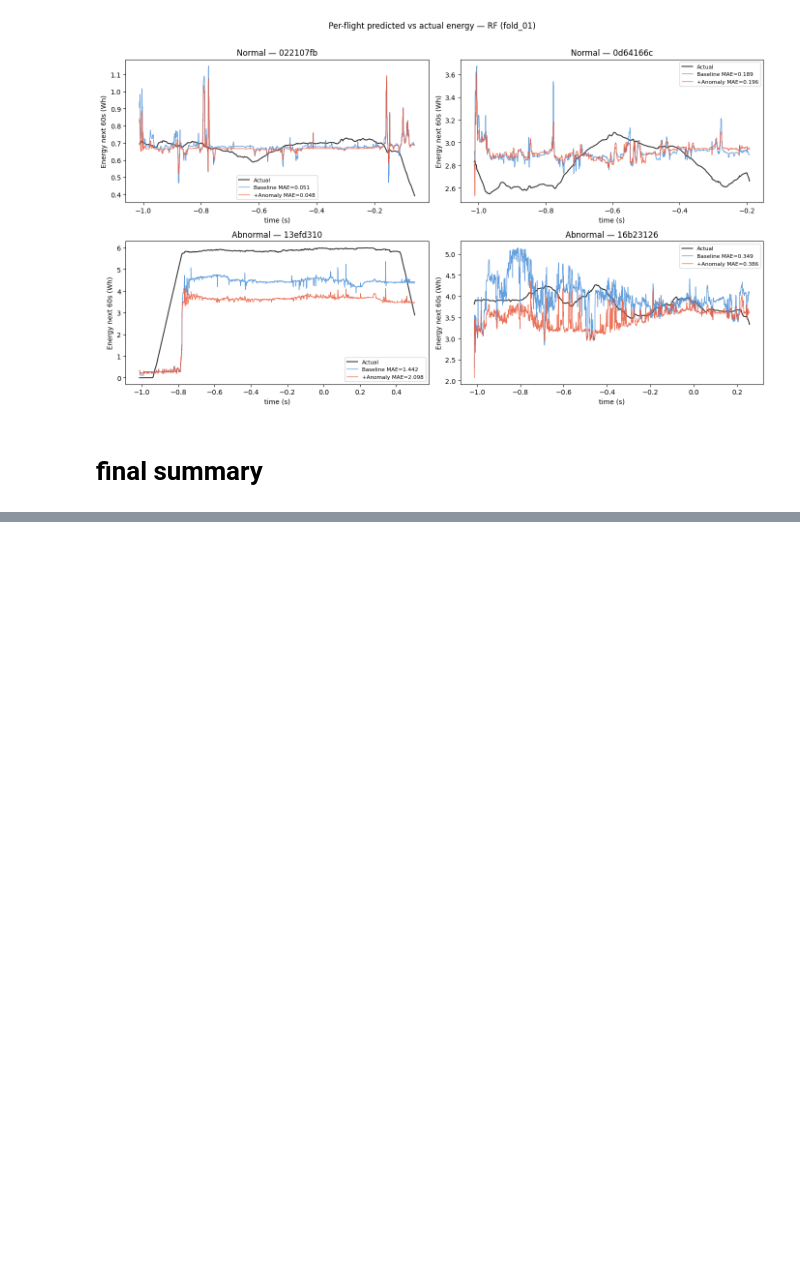
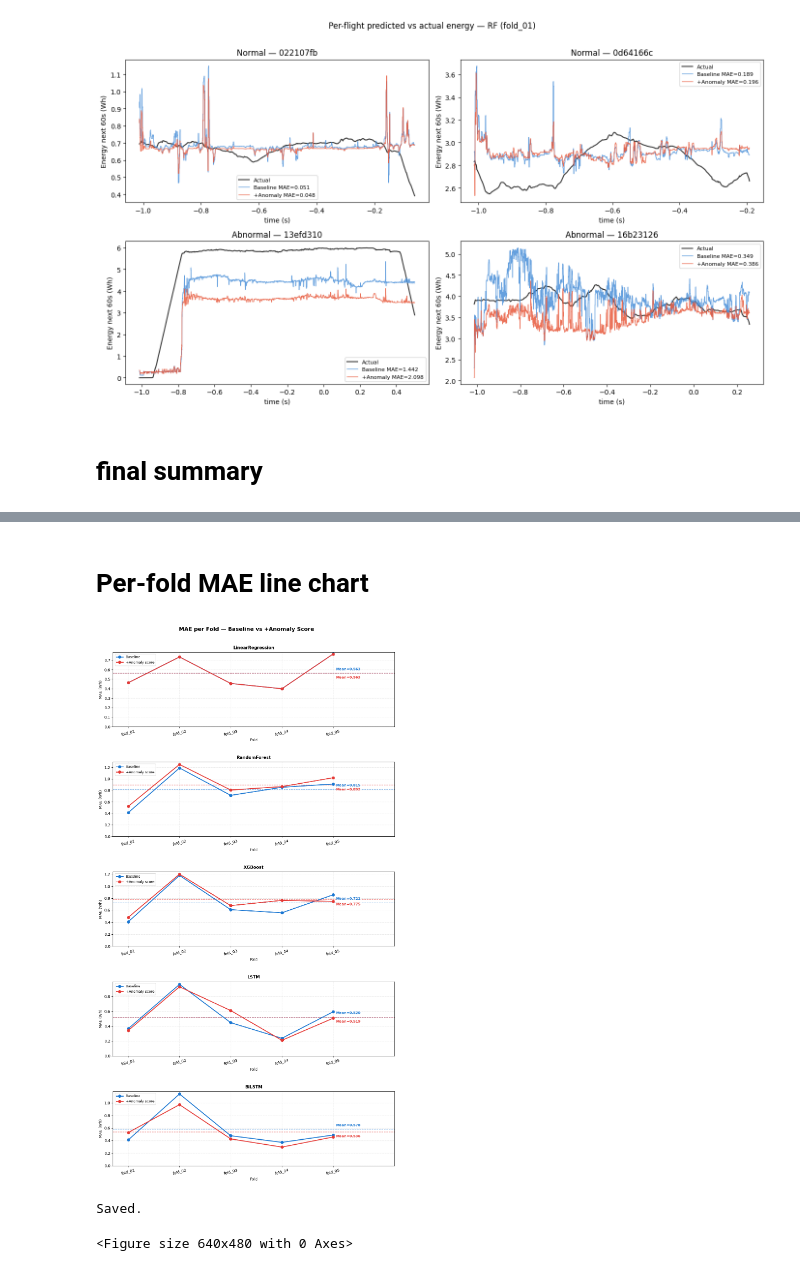
Before and after one commit to arjjunck/uav-thesis, a Jupyter notebook: uav_px4_dataset_project/notebook final/08_energy_prediction_and_comparisons_v3b.ipynb, the cells around one changed output, grey strips where cells are left out. Drawn from its saved outputs; the diff is of its cells as text; code cells hidden in the pictures; blank space fills up the shorter version.

```diff
--- a/uav_px4_dataset_project/notebook final/08_energy_prediction_and_comparisons_v3b.ipynb
+++ b/uav_px4_dataset_project/notebook final/08_energy_prediction_and_comparisons_v3b.ipynb
@@ -102,10 +67,3 @@ fold_02 | train=643038 val=105335 test=218552 | features=16 | anomaly_score null
 fold_03 | train=677953 val=105412 test=183560 | features=16 | anomaly_score nulls=0
 fold_04 | train=671181 val=114458 test=181286 | features=16 | anomaly_score nulls=0
 fold_05 | train=648120 val=126109 test=192696 | features=16 | anomaly_score nulls=0
-# %%
-for fold in FOLDS:
-    tr = enriched[fold]['train']
-    pct_zero = (tr['anomaly_score'] == 0).mean()
-    print(f'{fold} | zeros={pct_zero:.1%} | '
-          f'min={tr["anomaly_score"].min():.4f} | '
-          f'max={tr["anomaly_score"].max():.4f}')
@@ -118,6 +69,0 @@ fold_05 | zeros=0.5% | min=0.0000 | max=1.0000
-# %%
-for fold in FOLDS:
-    tr = enriched[fold]['train']
-    print(f'{fold} | zeros={(tr["anomaly_score"]==0).mean():.1%} | '
-          f'min={tr["anomaly_score"].min():.4f} | '
-          f'max={tr["anomaly_score"].max():.4f}')
@@ -263,8 +195,6 @@ def make_sequences(df, feature_cols, target, window=50, stride=10):
 
 def train_lstm(model, X_tr, y_tr, X_va, y_va,
                lr=1e-3, epochs=100, patience=10, batch=256):
-    torch.cuda.empty_cache()
-    gc.collect()
     opt      = torch.optim.Adam(model.parameters(), lr=lr)
     loss_fn  = nn.MSELoss()
     tr_ds    = TensorDataset(torch.tensor(X_tr), torch.tensor(y_tr))
@@ -1134,7 +485,7 @@ for ax, metric in zip(axes, ['MAE', 'RMSE']):
     ax.set_xticks(x)
     ax.set_xticklabels(MODELS, rotation=20, ha='right')
     ax.set_ylabel(metric)
-    ax.set_title(f'{metric} — baseline vs anomaly-enriched (mean ± std, 5 folds)')
+    ax.set_title(f'{metric} — baseline vs anomaly-enriched ($\\mu \\pm \\sigma$, 5 folds)')
     ax.legend()
 plt.tight_layout()
 plt.savefig(PLOT_DIR / 'mae_rmse_comparison.png', dpi=150, bbox_inches='tight')
@@ -1340,3 +773,55 @@ LinearRegression   0.000306  0.03125         True
   train_oof_scores_fold_05.parquet
   tree_model_results.parquet
   wilcoxon_results.csv
+# %% [markdown]
+# Per-fold MAE line chart
+# %%
+MODELS = ['LinearRegression', 'RandomForest', 'XGBoost', 'LSTM', 'BiLSTM']
+COLORS = {'baseline': '#1976D2', 'with_anomaly': '#E53935'}
+LABELS = {'baseline': 'Baseline', 'with_anomaly': '+Anomaly score'}
+
+fig, axes = plt.subplots(len(MODELS), 1, figsize=(11, 4*len(MODELS)))
+fig.suptitle('MAE per Fold — Baseline vs +Anomaly Score',
+             fontsize=14, fontweight='bold', y=1.01)
+
+for ax, model in zip(axes, MODELS):
+    for cond in ['baseline', 'with_anomaly']:
+        sub = df_all[(df_all['model']==model)&(df_all['condition']==cond)]\
+              .sort_values('fold').reset_index(drop=True)
+        if sub.empty:
+            continue
+        x    = np.arange(1, len(sub)+1)
+        mae  = sub['MAE'].values
+        mean_mae = mae.mean()
+
+        ax.plot(x, mae, marker='o', linewidth=2.2, markersize=7,
+                color=COLORS[cond], label=LABELS[cond], zorder=3)
+        ax.axhline(mean_mae, color=COLORS[cond], linewidth=1.2,
+                   linestyle='--', alpha=0.7, zorder=2)
+        offset = 8 if cond == 'baseline' else -14
+        ax.annotate(f'Mean={mean_mae:.3f}',
+                    xy=(len(sub), mean_mae),
+                    xytext=(8, offset),
+                    textcoords='offset points',
+                    color=COLORS[cond], fontsize=9, fontweight='bold',
+                    bbox={'facecolor':'white','edgecolor':'none','alpha':0.85,'pad':1.5},
+                    clip_on=False)
+
+    ax.set_title(model, fontsize=11, fontweight='bold', pad=8)
+    ax.set_xlabel('Fold')
+    ax.set_ylabel('MAE (Wh)')
+    ax.set_xticks(range(1, 6))
+    ax.set_xticklabels(FOLDS, rotation=15)
+    ax.set_xlim(0.7, 6.2)
+    ax.set_ylim(bottom=0)
+    ax.grid(axis='both', linestyle='--', alpha=0.3)
+    ax.legend(fontsize=9, loc='upper left')
+
+plt.tight_layout(h_pad=3.5)
+plt.show()
+plt.savefig(PLOT_DIR / 'mae_per_fold_all_models.png', dpi=150, bbox_inches='tight')
+print('Saved.')
+# %% [output]
+[figure, added]
+Saved.
+<Figure size 640x480 with 0 Axes>
```
Also changed, not shown: parts of 41 cells of this notebook, 20 other files.
